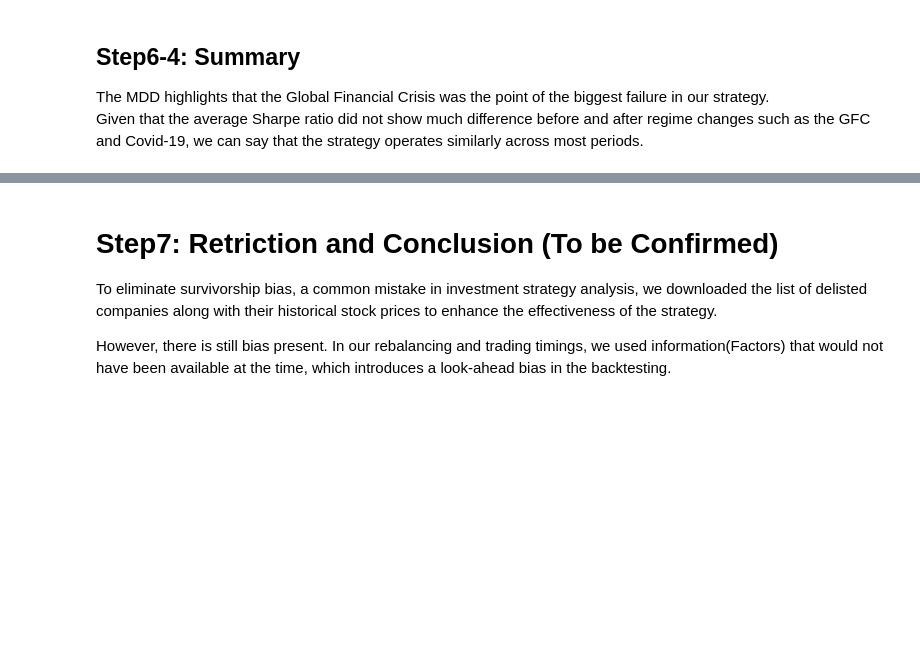
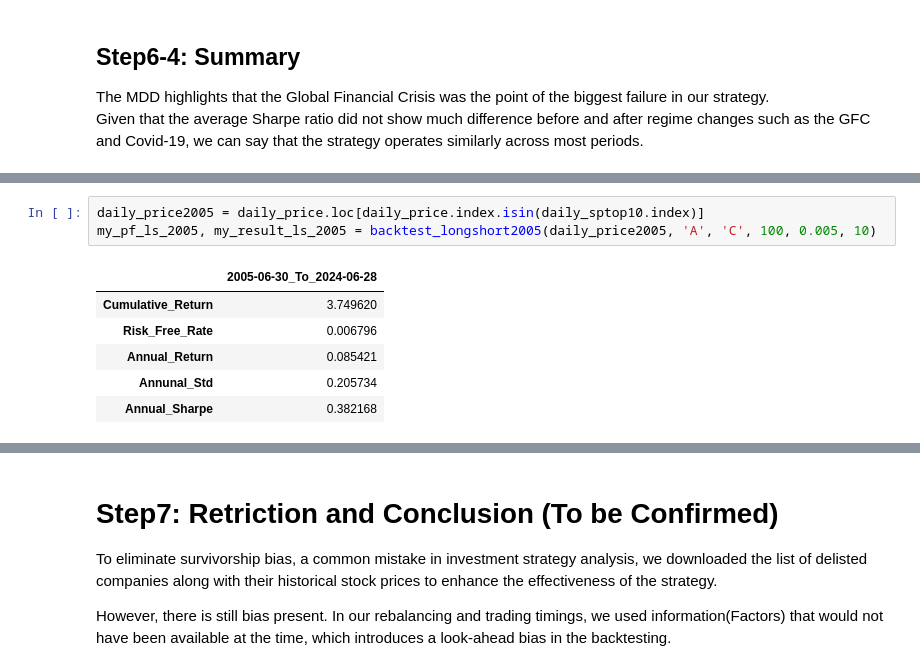
Before and after one commit to wisdomworker/Investments_2025, a Jupyter notebook: Inv_project_v2.ipynb, the cells around one changed output, grey strips where cells are left out. Saved outputs shown, nothing was run; the diff lists cells and outputs as text; blank space fills up the shorter version.

```diff
--- a/Inv_project_v2.ipynb
+++ b/Inv_project_v2.ipynb
@@ -1106,0 +1360,10 @@ Given that the average Sharpe ratio did not show much difference before and afte
+# %%
+daily_price2005 = daily_price.loc[daily_price.index.isin(daily_sptop10.index)]
+my_pf_ls_2005, my_result_ls_2005 = backtest_longshort2005(daily_price2005, 'A', 'C', 100, 0.005, 10)
+# %% [output]
+|  | 2005-06-30_To_2024-06-28 |
+| Cumulative_Return | 3.749620 |
+| Risk_Free_Rate | 0.006796 |
+| Annual_Return | 0.085421 |
+| Annunal_Std | 0.205734 |
+| Annual_Sharpe | 0.382168 |
```
Also changed, not shown: parts of 10 cells of this notebook.
